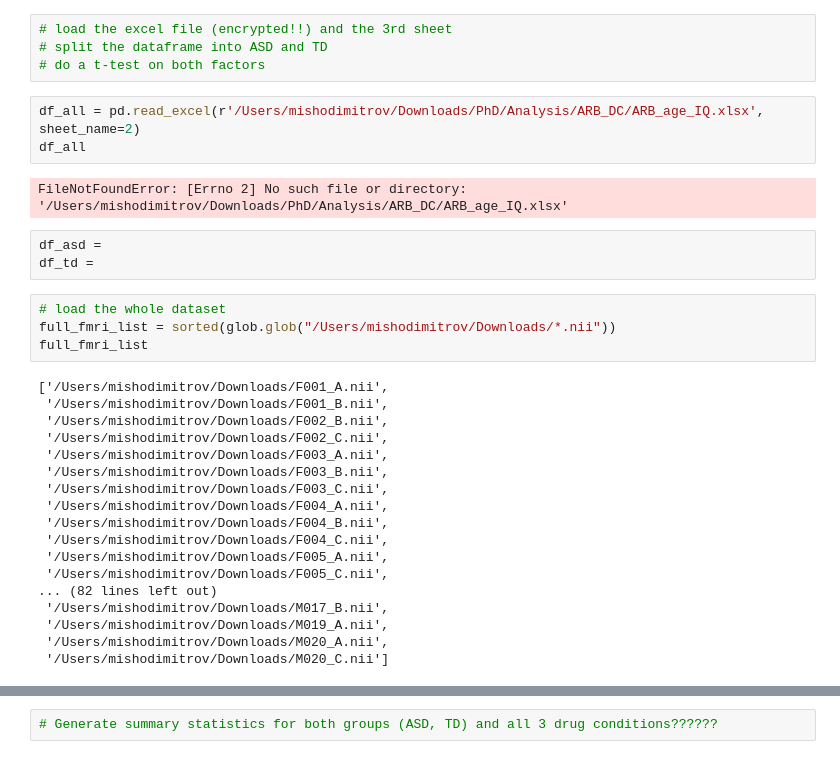
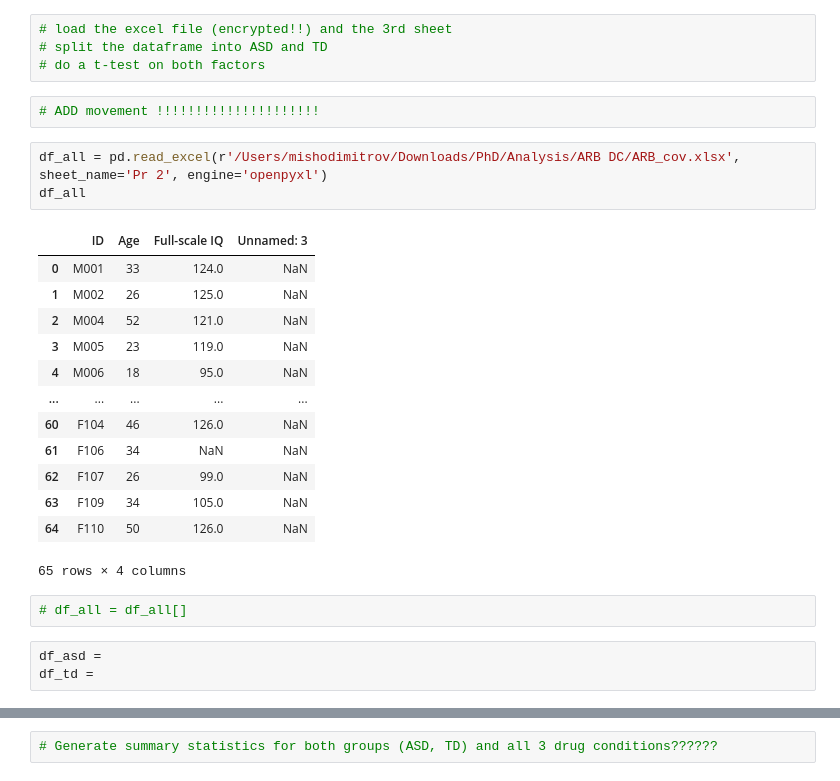
Before and after one commit to misho-dimitrov/ARB, a Jupyter notebook: ARB_voxel_wise.ipynb, the cells around one changed output, grey strips where cells are left out. Cells and saved outputs as stored; diff of their text form.

```diff
--- a/ARB_voxel_wise.ipynb
+++ b/ARB_voxel_wise.ipynb
@@ -307,33 +314,27 @@ plotting.view_img(dc_img,
 # load the excel file (encrypted!!) and the 3rd sheet
 # split the dataframe into ASD and TD
 # do a t-test on both factors
+# %%
+# ADD movement !!!!!!!!!!!!!!!!!!!!!
 # %%
-df_all = pd.read_excel(r'/Users/mishodimitrov/Downloads/PhD/Analysis/ARB_DC/ARB_age_IQ.xlsx', sheet_name=2)
+df_all = pd.read_excel(r'/Users/mishodimitrov/Downloads/PhD/Analysis/ARB DC/ARB_cov.xlsx', sheet_name='Pr 2', engine='openpyxl')
 df_all
 # %% [output]
+|  | ID | Age | Full-scale IQ | Unnamed: 3 |
+| 0 | M001 | 33 | 124.0 | NaN |
+| 1 | M002 | 26 | 125.0 | NaN |
+| 2 | M004 | 52 | 121.0 | NaN |
+| 3 | M005 | 23 | 119.0 | NaN |
+| 4 | M006 | 18 | 95.0 | NaN |
+| ... | ... | ... | ... | ... |
+| 60 | F104 | 46 | 126.0 | NaN |
+| 61 | F106 | 34 | NaN | NaN |
+| 62 | F107 | 26 | 99.0 | NaN |
+| 63 | F109 | 34 | 105.0 | NaN |
+| 64 | F110 | 50 | 126.0 | NaN |
-FileNotFoundError: [Errno 2] No such file or directory: '/Users/mishodimitrov/Downloads/PhD/Analysis/ARB_DC/ARB_age_IQ.xlsx'
+65 rows × 4 columns
+# %%
+# df_all = df_all[]
 # %%
 df_asd =
 df_td =
-# %%
-# load the whole dataset
-full_fmri_list = sorted(glob.glob("/Users/mishodimitrov/Downloads/*.nii"))
-full_fmri_list
-# %% [output]
-['/Users/mishodimitrov/Downloads/F001_A.nii',
- '/Users/mishodimitrov/Downloads/F001_B.nii',
- '/Users/mishodimitrov/Downloads/F002_B.nii',
- '/Users/mishodimitrov/Downloads/F002_C.nii',
- '/Users/mishodimitrov/Downloads/F003_A.nii',
- '/Users/mishodimitrov/Downloads/F003_B.nii',
- '/Users/mishodimitrov/Downloads/F003_C.nii',
- '/Users/mishodimitrov/Downloads/F004_A.nii',
- '/Users/mishodimitrov/Downloads/F004_B.nii',
- '/Users/mishodimitrov/Downloads/F004_C.nii',
- '/Users/mishodimitrov/Downloads/F005_A.nii',
- '/Users/mishodimitrov/Downloads/F005_C.nii',
-... (82 lines left out)
- '/Users/mishodimitrov/Downloads/M017_B.nii',
- '/Users/mishodimitrov/Downloads/M019_A.nii',
- '/Users/mishodimitrov/Downloads/M020_A.nii',
- '/Users/mishodimitrov/Downloads/M020_C.nii']
```
Also changed, not shown: parts of 31 cells of this notebook.
